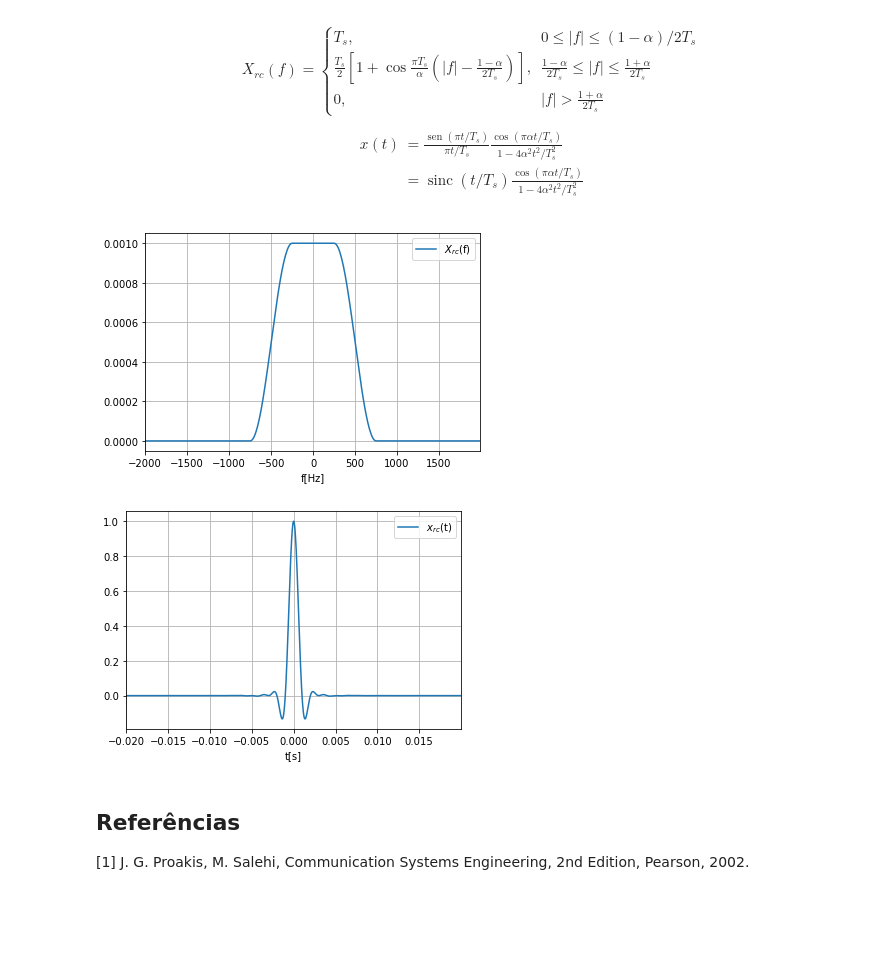
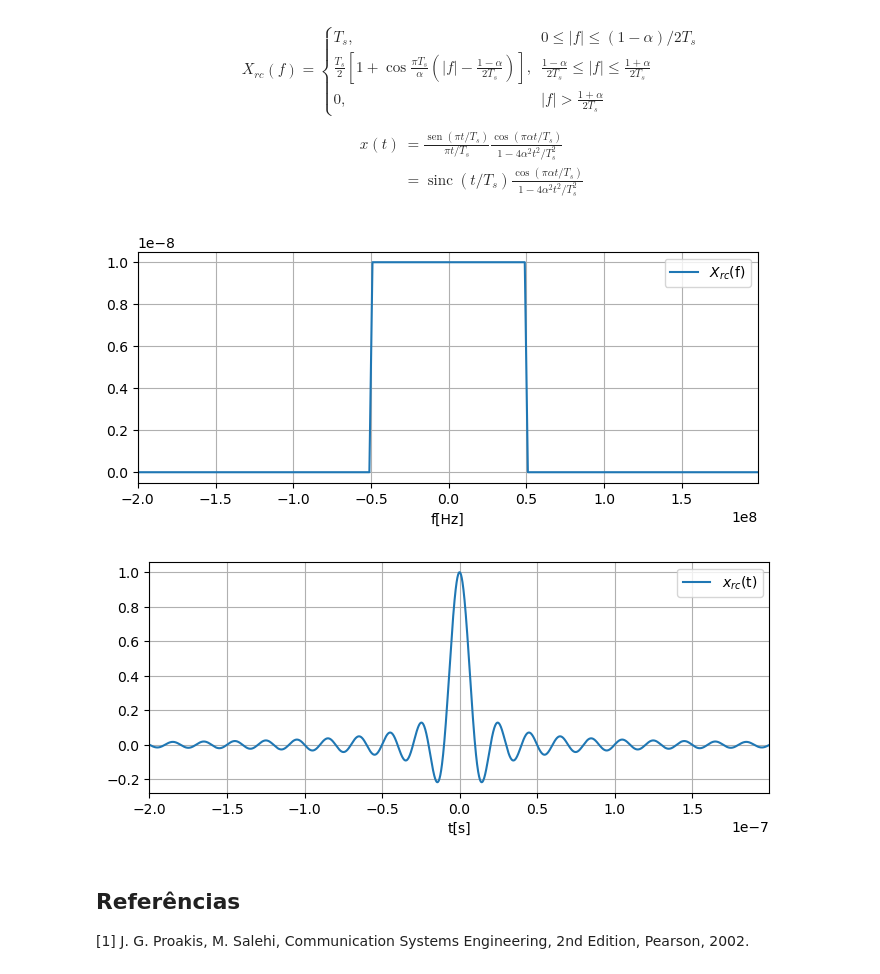
Before and after one commit to edsonportosilva/TDI, a Jupyter notebook: jupyter/4 - Transmissão digital em canais limitados em banda.ipynb, the cells around one changed output. Drawn from its saved outputs; the diff is of its cells as text; code cells hidden in the pictures; blank space fills up the shorter version.

```diff
--- a/jupyter/4 - Transmissão digital em canais limitados em banda.ipynb
+++ b/jupyter/4 - Transmissão digital em canais limitados em banda.ipynb
@@ -443,29 +443,29 @@ x(t) & =\frac{\operatorname{sen} (\pi t / T_s)}{\pi t / T_s} \frac{\cos (\pi \al
 \end{align}
 $$
 # %%
-Rs = 1000
+Rs = 100e6
 Ts = 1/Rs
-α = 0.5
+α = 0.01
 π = sp.pi
 
 f, t = sp.symbols('f, t', real=True)
 
 X = sp.Piecewise((0, ( f  <= -(1 + α)/(2*Ts) ) ),
                   ((Ts/2)*(1 + sp.cos(π*Ts/α*(sp.Abs(f)-(1-α)/(2*Ts)))), ( f  > -(1 + α)/(2*Ts) )&( f <= -(1-α)/(2*Ts)  ) ) ,
                   (Ts, ( f  > -(1-α)/(2*Ts) )&( f <= (1-α)/(2*Ts))  ) ,
                   ((Ts/2)*(1 + sp.cos(π*Ts/α*(sp.Abs(f)-(1-α)/(2*Ts)))), ( f  > (1-α)/(2*Ts) )&( f <= (1+α)/(2*Ts))  ),
                   (0, ( f  > (1+α)/(2*Ts) ) ) )
 
 x = sp.sinc(π*t/Ts)*sp.cos(π*α*t/Ts)/(1-4*α**2*t**2/Ts**2)
 
 finterval = np.arange(-2, 2, 0.01)*(1/Ts)
 symplot(f, X, finterval, '$X_{rc}$(f)', xlabel = 'f[Hz]');
 
 tinterval = np.arange(-20, 20, 0.01)*Ts
 symplot(t, x, tinterval, '$x_{rc}$(t)', xlabel = 't[s]');
 # %% [output]
-[figure, old version]
+[figure, new version]
-[figure, old version]
+[figure, new version]
 # %% [markdown]
 ## Referências
 
```
Also changed, not shown: parts of 3 cells of this notebook, 1 other file.
